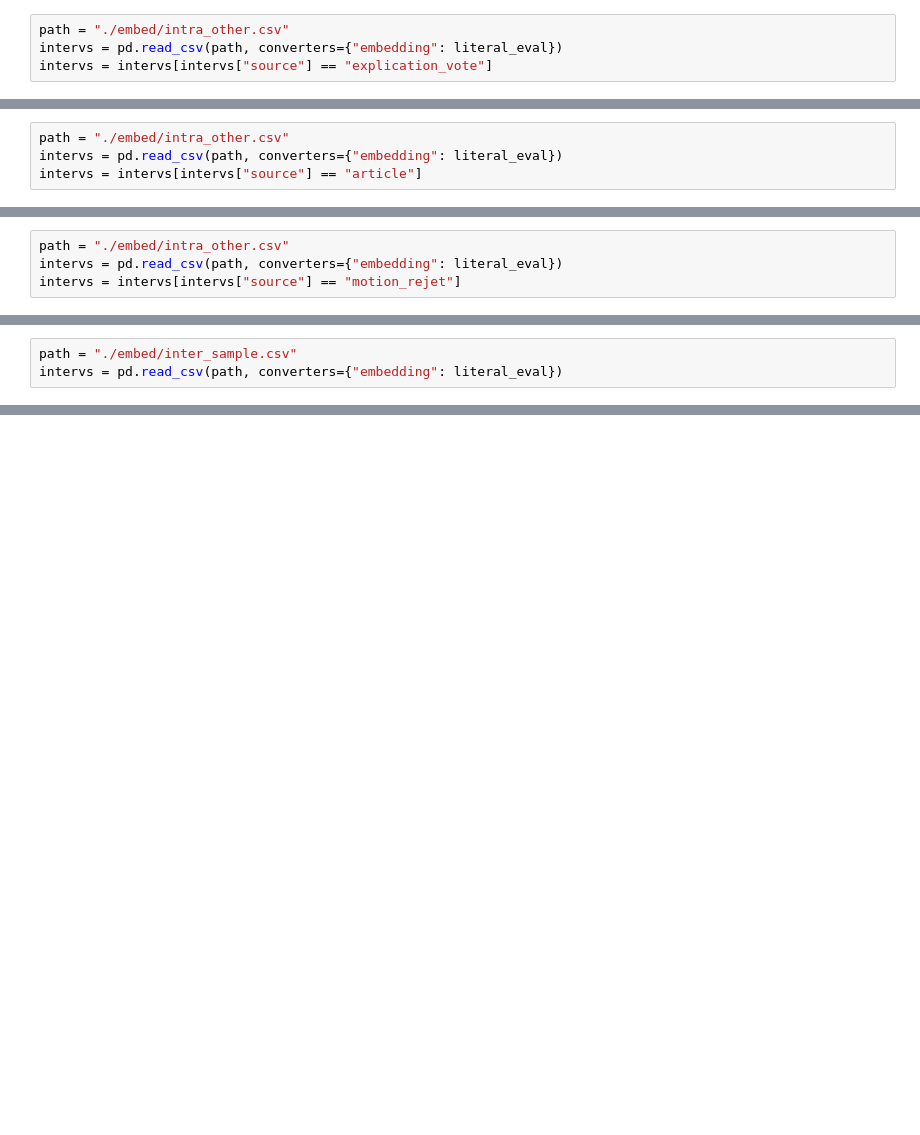
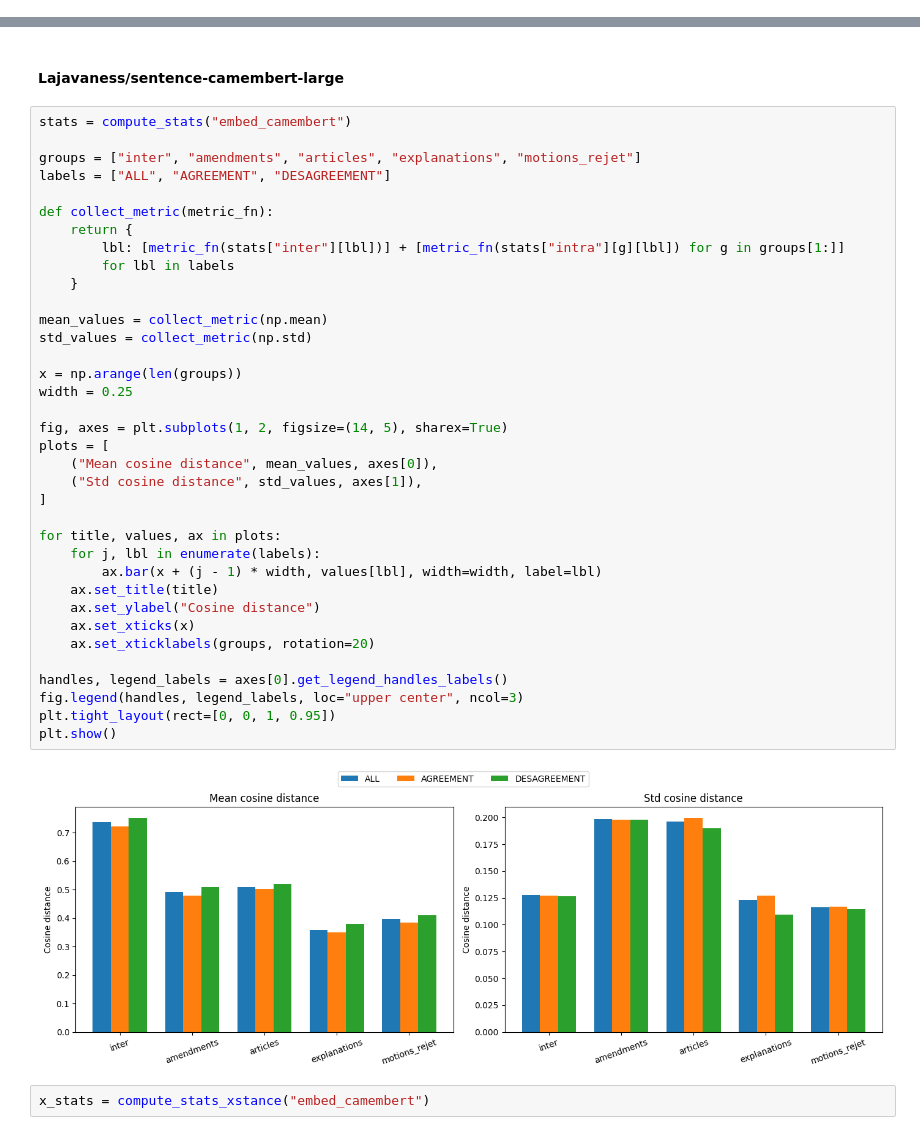
Before and after one commit to medialab/parlement_nlp, a Jupyter notebook: analyse/exploration.ipynb, the cells around one changed output, grey strips where cells are left out. Drawn from its saved outputs; the diff is of its cells as text; blank space fills up the shorter version.

```diff
--- a/analyse/exploration.ipynb
+++ b/analyse/exploration.ipynb
@@ -123,4 +0,0 @@ plt.show()
-# %%
-path = "./embed/intra_other.csv"
-intervs = pd.read_csv(path, converters={"embedding": literal_eval})
-intervs = intervs[intervs["source"] == "explication_vote"]
@@ -219,4 +0,0 @@ plt.show()
-# %%
-path = "./embed/intra_other.csv"
-intervs = pd.read_csv(path, converters={"embedding": literal_eval})
-intervs = intervs[intervs["source"] == "article"]
@@ -315,4 +0,0 @@ plt.show()
-# %%
-path = "./embed/intra_other.csv"
-intervs = pd.read_csv(path, converters={"embedding": literal_eval})
-intervs = intervs[intervs["source"] == "motion_rejet"]
@@ -411,3 +0,0 @@ plt.show()
-# %%
-path = "./embed/inter_sample.csv"
-intervs = pd.read_csv(path, converters={"embedding": literal_eval})
@@ -472,0 +166,42 @@ plt.show()
+# %% [markdown]
+#### Lajavaness/sentence-camembert-large
+# %%
+stats = compute_stats("embed_camembert")
+
+groups = ["inter", "amendments", "articles", "explanations", "motions_rejet"]
+labels = ["ALL", "AGREEMENT", "DESAGREEMENT"]
+
+def collect_metric(metric_fn):
+    return {
+        lbl: [metric_fn(stats["inter"][lbl])] + [metric_fn(stats["intra"][g][lbl]) for g in groups[1:]]
+        for lbl in labels
+    }
+
+mean_values = collect_metric(np.mean)
+std_values = collect_metric(np.std)
+
+x = np.arange(len(groups))
+width = 0.25
+
+fig, axes = plt.subplots(1, 2, figsize=(14, 5), sharex=True)
+plots = [
+    ("Mean cosine distance", mean_values, axes[0]),
+    ("Std cosine distance", std_values, axes[1]),
+]
+
+for title, values, ax in plots:
+    for j, lbl in enumerate(labels):
+        ax.bar(x + (j - 1) * width, values[lbl], width=width, label=lbl)
+    ax.set_title(title)
+    ax.set_ylabel("Cosine distance")
+    ax.set_xticks(x)
+    ax.set_xticklabels(groups, rotation=20)
+
+handles, legend_labels = axes[0].get_legend_handles_labels()
+fig.legend(handles, legend_labels, loc="upper center", ncol=3)
+plt.tight_layout(rect=[0, 0, 1, 0.95])
+plt.show()
+# %% [output]
+[figure, added]
+# %%
+x_stats = compute_stats_xstance("embed_camembert")
```
Also changed, not shown: parts of 33 cells of this notebook.
